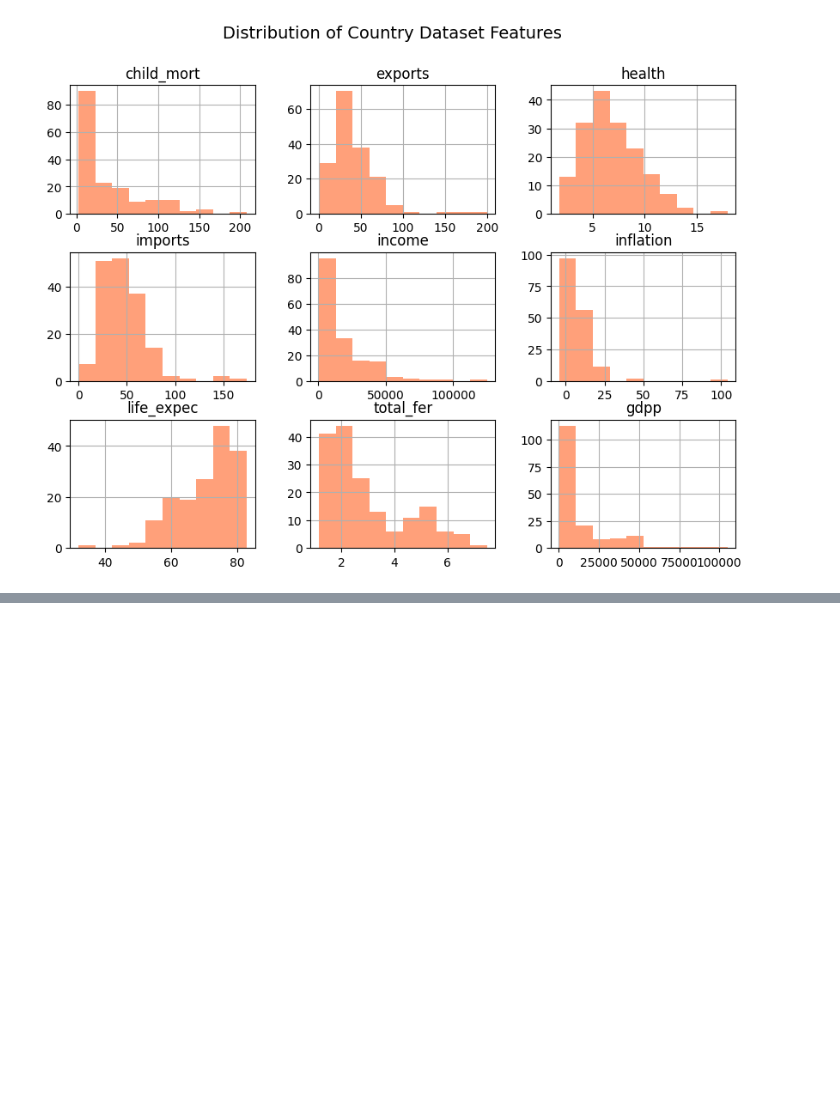
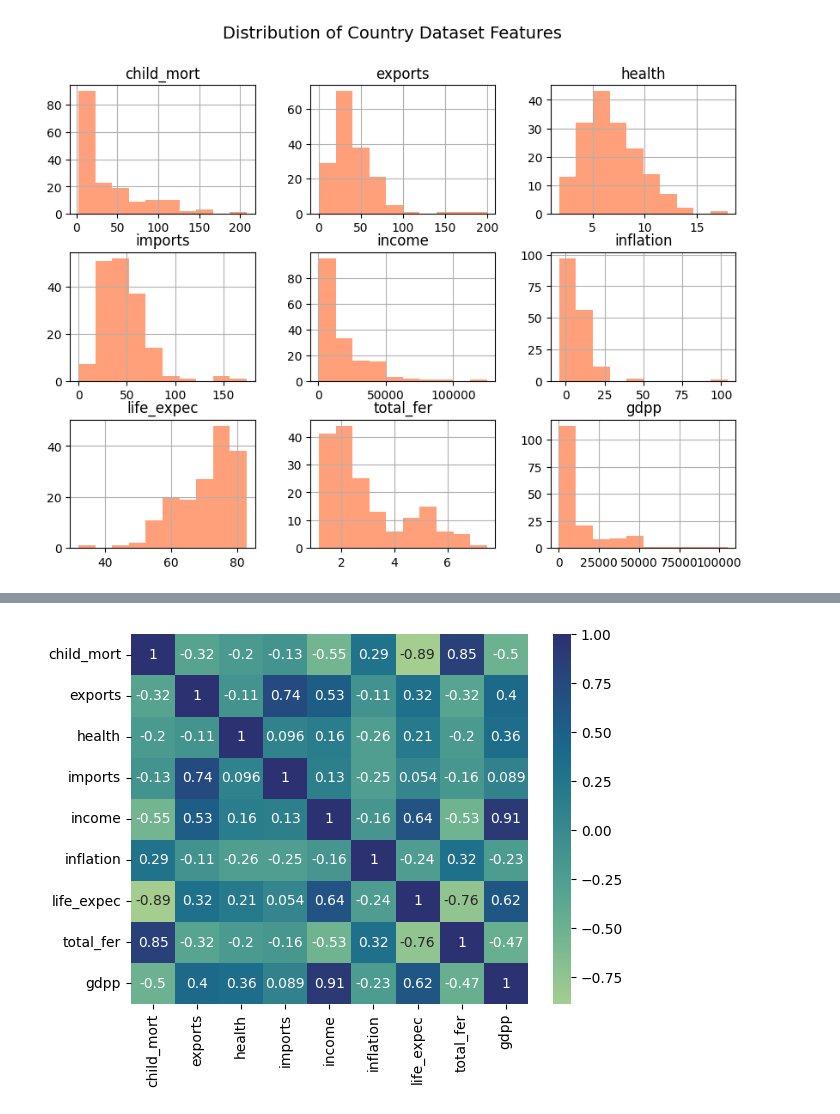
Before and after one commit to bytesbyt/ds_help_country, a Jupyter notebook: country.ipynb, the cells around one changed output, grey strips where cells are left out. Cells and saved outputs as stored; diff of their text form; code cells hidden in the pictures; blank space fills up the shorter version.

```diff
--- a/country.ipynb
+++ b/country.ipynb
@@ -87,0 +118,5 @@ plt.show()
+# %%
+sns.heatmap(df.corr(numeric_only=True),annot=True,cmap='crest')
+plt.show()
+# %% [output]
+[figure, added]
```
Also changed, not shown: parts of 12 cells of this notebook.
